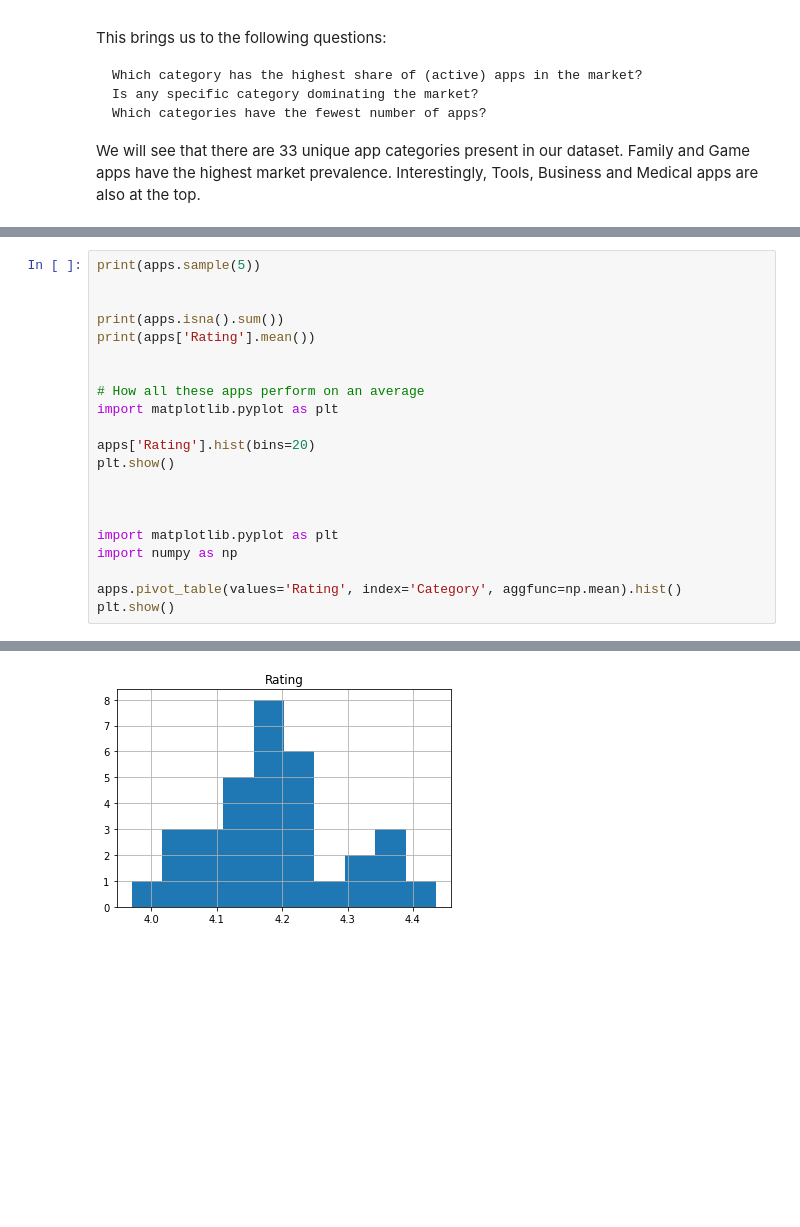
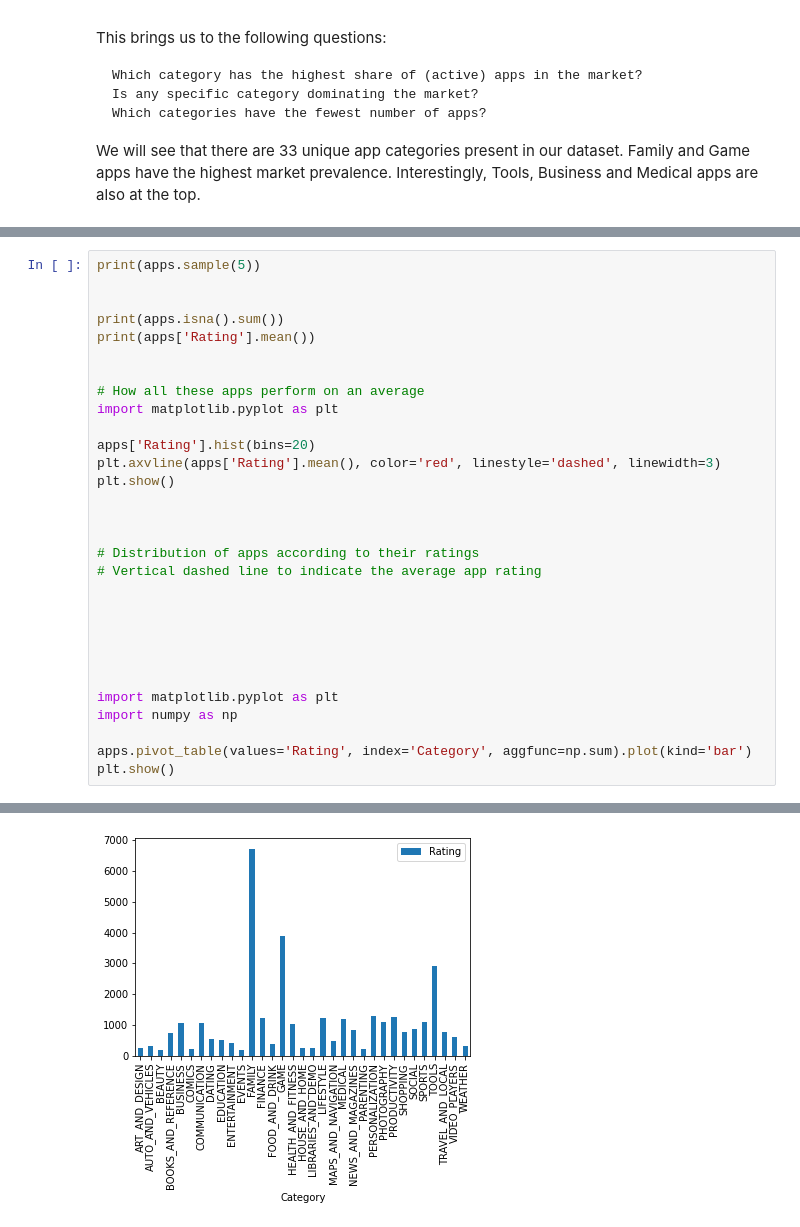
Before and after one commit to johnhhu2020/DataCamp-Data-Scientist-with-Python-Track, a Jupyter notebook: The Android App Market on Google Play.ipynb, the cells around one changed output, grey strips where cells are left out. Saved outputs shown, nothing was run; the diff lists cells and outputs as text; blank space fills up the shorter version.

```diff
--- a/The Android App Market on Google Play.ipynb
+++ b/The Android App Market on Google Play.ipynb
@@ -271,13 +286,22 @@ print(apps['Rating'].mean())
 import matplotlib.pyplot as plt
 
 apps['Rating'].hist(bins=20)
+plt.axvline(apps['Rating'].mean(), color='red', linestyle='dashed', linewidth=3)
 plt.show()
+
+
+
+# Distribution of apps according to their ratings
+# Vertical dashed line to indicate the average app rating
+
+
+
 
 
 
 import matplotlib.pyplot as plt
 import numpy as np
 
-apps.pivot_table(values='Rating', index='Category', aggfunc=np.mean).hist()
+apps.pivot_table(values='Rating', index='Category', aggfunc=np.sum).plot(kind='bar')
 plt.show()
 # %% [output]
@@ -302 +326 @@ dtype: int64
-[figure, old version]
+[figure, new version]
```
Also changed, not shown: parts of 4 cells of this notebook.
